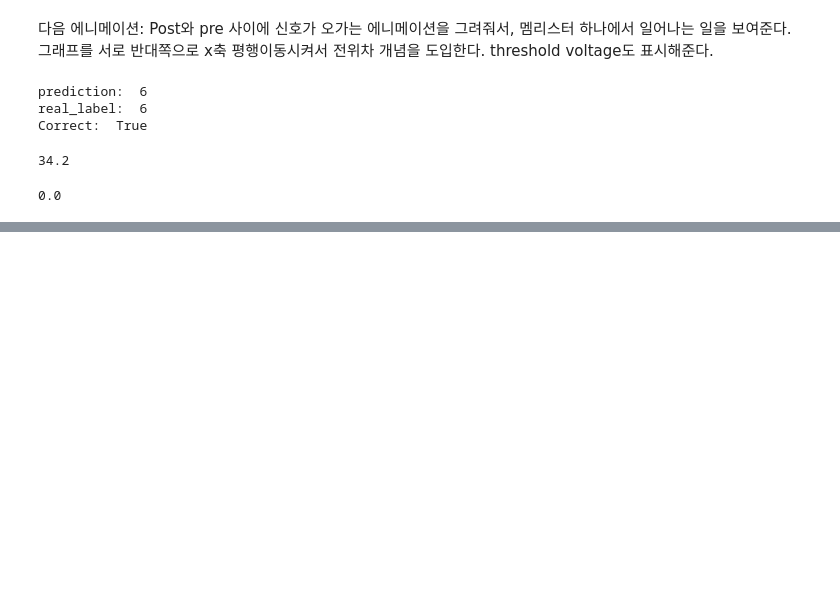
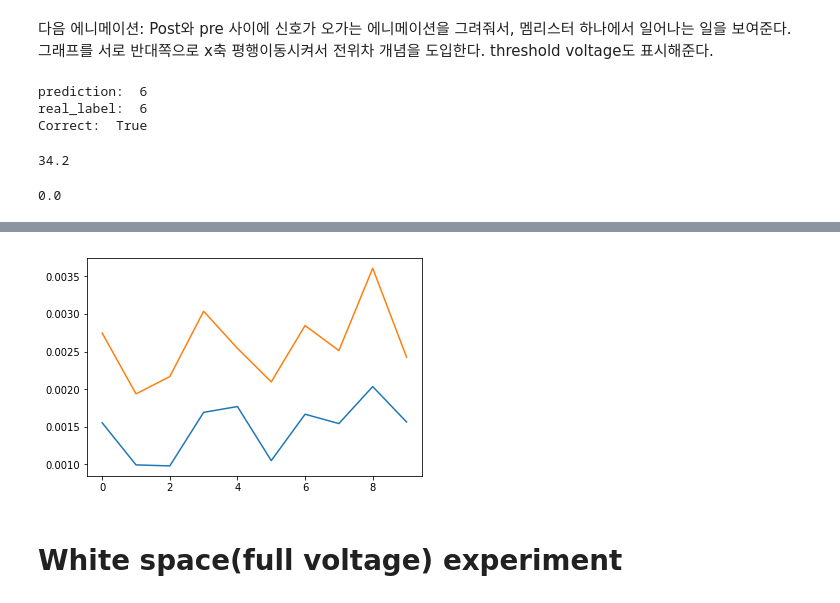
Before and after one commit to BJohn-dev/Memristor_learning_model, a Jupyter notebook: development/Memristor_mapping_new.ipynb, the cells around one changed output, grey strips where cells are left out. Drawn from its saved outputs; the diff is of its cells as text; code cells hidden in the pictures; blank space fills up the shorter version.

```diff
--- a/development/Memristor_mapping_new.ipynb
+++ b/development/Memristor_mapping_new.ipynb
@@ -367,0 +419,17 @@ print(same/500)
+# %%
+# ax1 = plt.subplot(2,1,1)
+# ax2 = plt.subplot(2,1,2)
+
+pil_im_1 = Image.fromarray(np.reshape(a, [28,28]))
+input_array_1 = np.reshape(np.array(pil_im_1.resize([11, 11])), [1, 11**2])[0]
+plt.plot(first_try.mem_output(input_array_1))
+
+pil_im_2 = Image.fromarray(np.reshape(b, [28,28]))
+input_array_2 = np.reshape(np.array(pil_im_2.resize([11, 11])), [1, 11**2])[0]
+plt.plot(first_try.mem_output(input_array_2))
+
+plt.show()
+# %% [output]
+[figure, added]
+# %% [markdown]
+# White space(full voltage) experiment
```
Also changed, not shown: parts of 27 cells of this notebook.
